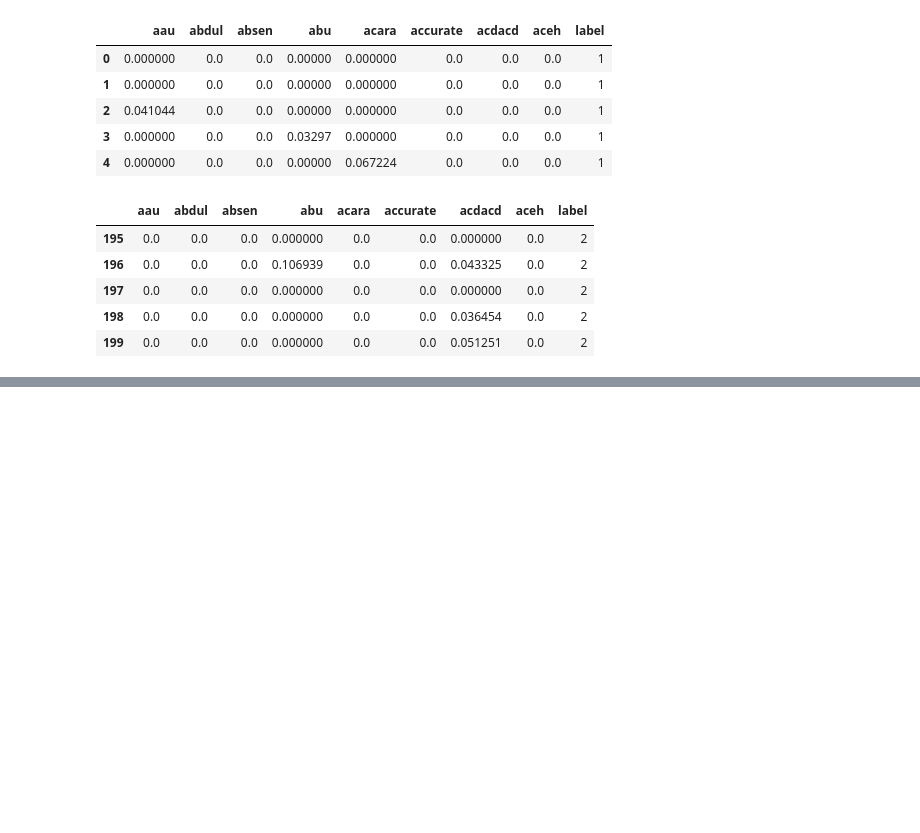
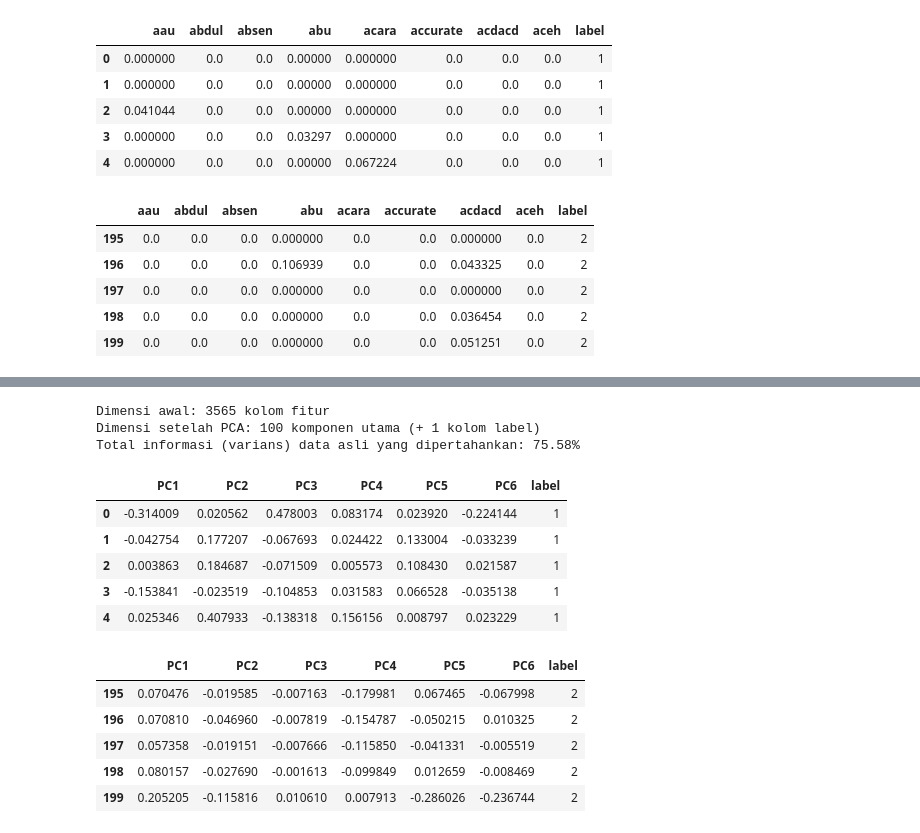
Before and after one commit to wildan2312/PPW, a Jupyter notebook: ppw-task/_build/jupyter_execute/scrapping.ipynb, the cells around one changed output, grey strips where cells are left out. Cells and saved outputs as stored; diff of their text form; code cells hidden in the pictures; blank space fills up the shorter version.

```diff
--- a/ppw-task/_build/jupyter_execute/scrapping.ipynb
+++ b/ppw-task/_build/jupyter_execute/scrapping.ipynb
@@ -461,0 +498,50 @@ Ukuran Dataset TF-IDF: 200 baris dokumen dan 3565 kolom kata unik (+ 1 kolom lab
+# %%
+from sklearn.decomposition import PCA
+import pandas as pd
+
+# 1. Pisahkan antara Fitur (X) dan Label (y)
+# X adalah matriks TF-IDF (semua kolom kecuali 'label')
+X = df_tfidf.drop(columns=['label'])
+# y adalah kolom label
+y = df_tfidf['label']
+
+# 2. Tentukan jumlah komponen PCA yang diinginkan
+pca = PCA(n_components=100, random_state=42)
+
+# 3. Lakukan fitting dan transform pada data TF-IDF
+X_pca = pca.fit_transform(X)
+
+# 4. Buat DataFrame baru hasil reduksi PCA
+# Membuat nama kolom secara otomatis: PC1, PC2, dst.
+pca_columns = [f'PC{i+1}' for i in range(X_pca.shape[1])]
+df_pca = pd.DataFrame(X_pca, columns=pca_columns)
+
+# 5. Masukkan kembali kolom label di ujung DataFrame
+df_pca['label'] = y.values
+
+print(f"Dimensi awal: {X.shape[1]} kolom fitur")
+print(f"Dimensi setelah PCA: {df_pca.shape[1] - 1} komponen utama (+ 1 kolom label)")
+
+# Menampilkan informasi total varians yang berhasil dipertahankan oleh komponen
+explained_variance_sum = pca.explained_variance_ratio_.sum() * 100
+print(f"Total informasi (varians) data asli yang dipertahankan: {explained_variance_sum:.2f}%")
+
+# Tampilkan 5 baris pertama dari hasil PCA
+display(df_pca.iloc[:, :6].assign(label=df_pca['label']).head())
+display(df_pca.iloc[:, :6].assign(label=df_pca['label']).tail())
+# %% [output]
+Dimensi awal: 3565 kolom fitur
+Dimensi setelah PCA: 100 komponen utama (+ 1 kolom label)
+Total informasi (varians) data asli yang dipertahankan: 75.58%
+|  | PC1 | PC2 | PC3 | PC4 | PC5 | PC6 | label |
+| 0 | -0.314009 | 0.020562 | 0.478003 | 0.083174 | 0.023920 | -0.224144 | 1 |
+| 1 | -0.042754 | 0.177207 | -0.067693 | 0.024422 | 0.133004 | -0.033239 | 1 |
+| 2 | 0.003863 | 0.184687 | -0.071509 | 0.005573 | 0.108430 | 0.021587 | 1 |
+| 3 | -0.153841 | -0.023519 | -0.104853 | 0.031583 | 0.066528 | -0.035138 | 1 |
+| 4 | 0.025346 | 0.407933 | -0.138318 | 0.156156 | 0.008797 | 0.023229 | 1 |
+|  | PC1 | PC2 | PC3 | PC4 | PC5 | PC6 | label |
+| 195 | 0.070476 | -0.019585 | -0.007163 | -0.179981 | 0.067465 | -0.067998 | 2 |
+| 196 | 0.070810 | -0.046960 | -0.007819 | -0.154787 | -0.050215 | 0.010325 | 2 |
+| 197 | 0.057358 | -0.019151 | -0.007666 | -0.115850 | -0.041331 | -0.005519 | 2 |
+| 198 | 0.080157 | -0.027690 | -0.001613 | -0.099849 | 0.012659 | -0.008469 | 2 |
+| 199 | 0.205205 | -0.115816 | 0.010610 | 0.007913 | -0.286026 | -0.236744 | 2 |
```
Also changed, not shown: parts of 14 cells of this notebook, 10 other files.
